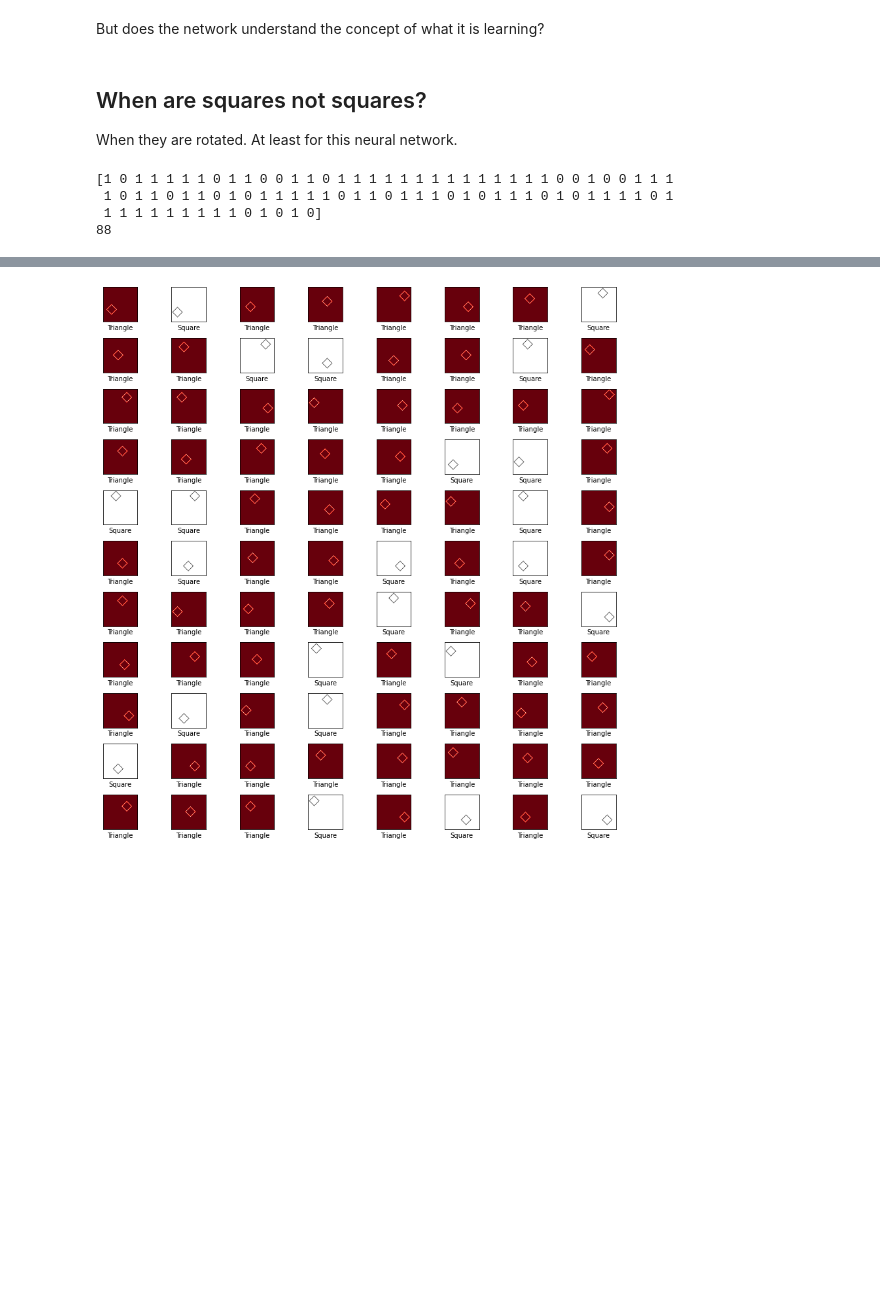
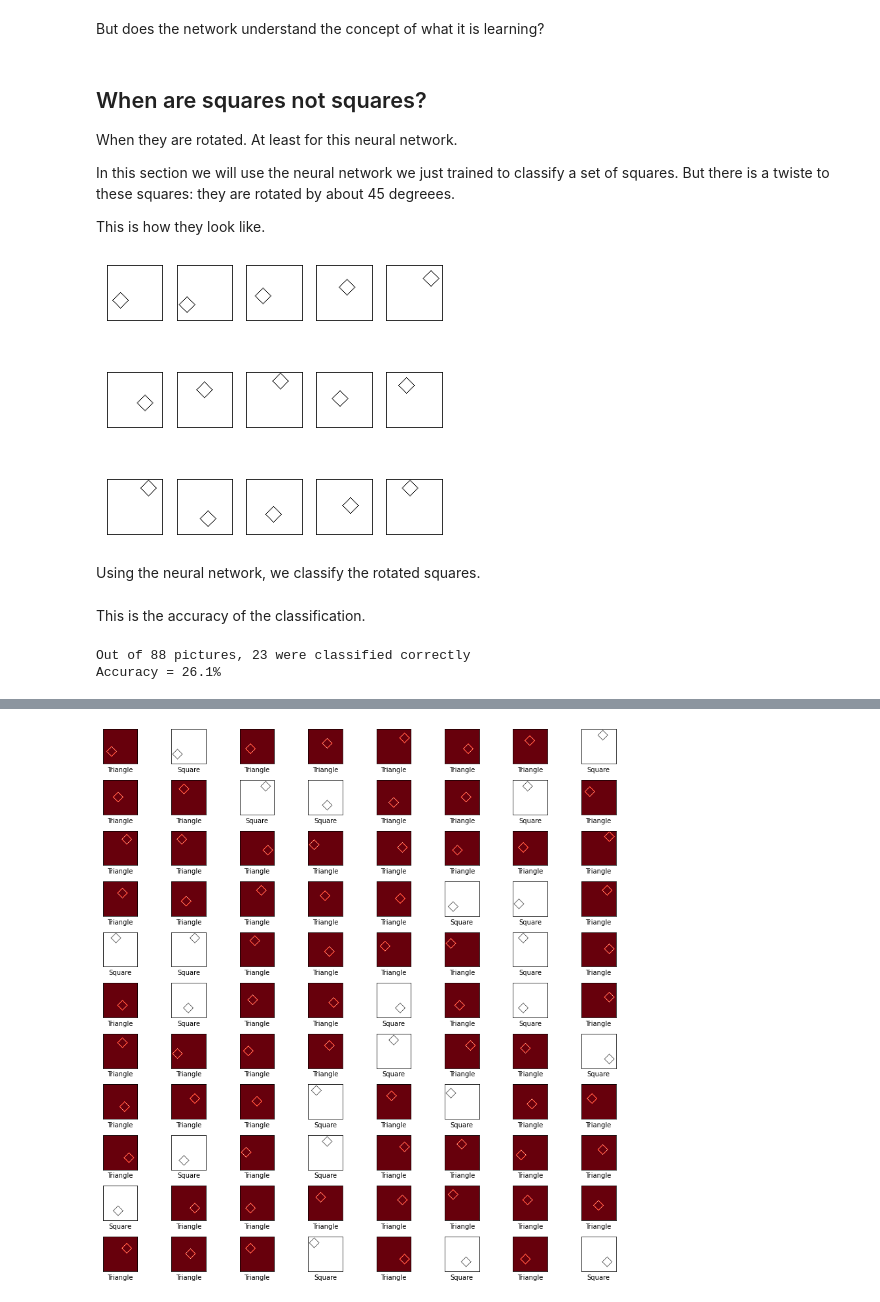
Before and after one commit to fau-masters-collected-works-cgarbin/machine-learning-but-not-understanding, a Jupyter notebook: deep_learning_but_not_understanding.ipynb, the cells around one changed output, grey strips where cells are left out. Cells and saved outputs as stored; diff of their text form; code cells hidden in the pictures; blank space fills up the shorter version.

```diff
--- a/deep_learning_but_not_understanding.ipynb
+++ b/deep_learning_but_not_understanding.ipynb
@@ -90,15 +90,19 @@ class_names = images.get_class_labels()
 # %% [markdown]
 This is how the training examples look like. Each picture is a square or a triangle in different positions.
 # %%
-plt.figure(figsize=(8,8))
-for i in range(25):
-    plt.subplot(5,5,i+1)
-    plt.xticks([])
-    plt.yticks([])
-    plt.imshow(train_set[i], cmap='gray')
-    plt.xlabel(class_names[train_label[i]])
-plt.tight_layout()
-plt.show()
+def draw_pictures(pictures, labels, figsize, count, ncols):
+    plt.figure(figsize=figsize)
+    for i in range(count):
+        plt.subplot(count // ncols, ncols, i+1)
+        plt.xticks([])
+        plt.yticks([])
+        plt.imshow(pictures[i], cmap='gray')
+        if labels is not None:
+            plt.xlabel(class_names[labels[i]])
+    plt.tight_layout()
+    plt.show()
+
+draw_pictures(train_set, train_label, (8,8), 25, 5)
 # %% [output]
 [figure]
 # %% [markdown]
@@ -201,3 +205,7 @@ But does the network understand the concept of what it is learning?
 ## When are squares not squares?
 
 When they are rotated. At least for this neural network.
+
+In this section we will use the neural network we just trained to classify a set of squares. But there is a twiste to these squares: they are rotated by about 45 degreees.
+
+This is how they look like.
@@ -207 +212,8 @@ rotated_squares, _ = images.prepare_set(rotated_squares)
+# %%
+rotated_squares = images.get_square_rotated_dataset()
+draw_pictures(rotated_squares, None, (5,5), 15, 5)
+# %% [output]
+[figure, added]
+# %% [markdown]
+Using the neural network, we classify the rotated squares.
 # %%
@@ -208,10 +221,13 @@ rotated_squares, _ = images.prepare_set(rotated_squares)
 pred_prob = model.predict(rotated_squares)
 pred_label = np.argmax(pred_prob, axis=1)
-# %%
-print(pred_label)
-print(len(pred_label))
-# %% [output]
-[1 0 1 1 1 1 1 0 1 1 0 0 1 1 0 1 1 1 1 1 1 1 1 1 1 1 1 1 1 0 0 1 0 0 1 1 1
- 1 0 1 1 0 1 1 0 1 0 1 1 1 1 1 0 1 1 0 1 1 1 0 1 0 1 1 1 0 1 0 1 1 1 1 0 1
- 1 1 1 1 1 1 1 1 1 0 1 0 1 0]
-88
+# %% [markdown]
+This is the accuracy of the classification.
+# %%
+pred_correct = pred_label == images.LABEL_SQUARE
+num_labels = len(pred_label)
+print('Out of {} pictures, {} were classified correctly'.format
+     (num_labels, sum(pred_correct)))
+print('Accuracy = {:.1%}'.format(sum(pred_correct) / num_labels))
+# %% [output]
+Out of 88 pictures, 23 were classified correctly
+Accuracy = 26.1%
```
Also changed, not shown: parts of 14 cells of this notebook.
